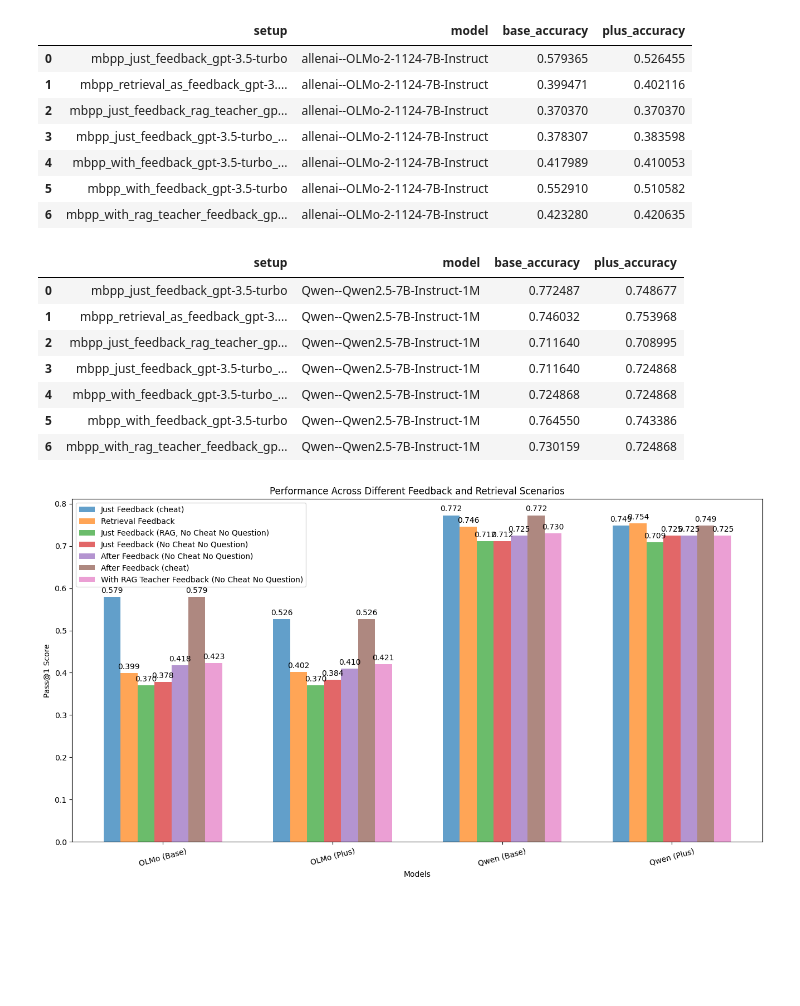
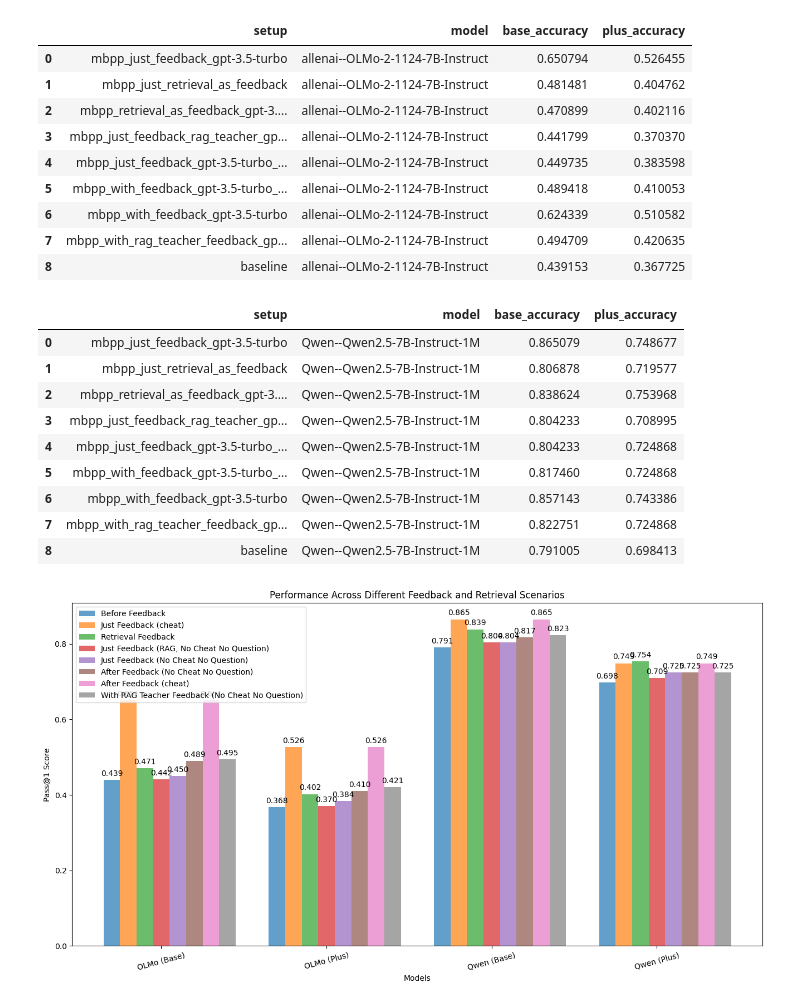
Before and after one commit to IanMagnusson/Ethical-AI-teachers, a Jupyter notebook: viz.ipynb, the cells around one changed output. Cells and saved outputs as stored; diff of their text form; code cells hidden in the pictures; blank space fills up the shorter version.

Commit message:
added metrics calc code, updated metrics files, viz code, and figures

```diff
--- a/viz.ipynb
+++ b/viz.ipynb
@@ -63,29 +63,33 @@
 # %%
 import pandas as pd
 
-df_olmo = pd.read_csv('results/pass_at_k_only_retried_instances/allenai--OLMo-2-1124-7B-Instruct_metrics.csv')
+df_olmo = pd.read_csv('results/pass_at_k_only_retried_instances/allenai--OLMo-2-1124-7B-Instruct_scores.csv')
 df_olmo
 # %% [output]
 |  | setup | model | base_accuracy | plus_accuracy |
-| 0 | mbpp_just_feedback_gpt-3.5-turbo | allenai--OLMo-2-1124-7B-Instruct | 0.579365 | 0.526455 |
-| 1 | mbpp_retrieval_as_feedback_gpt-3.... | allenai--OLMo-2-1124-7B-Instruct | 0.399471 | 0.402116 |
-| 2 | mbpp_just_feedback_rag_teacher_gp... | allenai--OLMo-2-1124-7B-Instruct | 0.370370 | 0.370370 |
-| 3 | mbpp_just_feedback_gpt-3.5-turbo_... | allenai--OLMo-2-1124-7B-Instruct | 0.378307 | 0.383598 |
-| 4 | mbpp_with_feedback_gpt-3.5-turbo_... | allenai--OLMo-2-1124-7B-Instruct | 0.417989 | 0.410053 |
-| 5 | mbpp_with_feedback_gpt-3.5-turbo | allenai--OLMo-2-1124-7B-Instruct | 0.552910 | 0.510582 |
-| 6 | mbpp_with_rag_teacher_feedback_gp... | allenai--OLMo-2-1124-7B-Instruct | 0.423280 | 0.420635 |
+| 0 | mbpp_just_feedback_gpt-3.5-turbo | allenai--OLMo-2-1124-7B-Instruct | 0.650794 | 0.526455 |
+| 1 | mbpp_just_retrieval_as_feedback | allenai--OLMo-2-1124-7B-Instruct | 0.481481 | 0.404762 |
+| 2 | mbpp_retrieval_as_feedback_gpt-3.... | allenai--OLMo-2-1124-7B-Instruct | 0.470899 | 0.402116 |
+| 3 | mbpp_just_feedback_rag_teacher_gp... | allenai--OLMo-2-1124-7B-Instruct | 0.441799 | 0.370370 |
+| 4 | mbpp_just_feedback_gpt-3.5-turbo_... | allenai--OLMo-2-1124-7B-Instruct | 0.449735 | 0.383598 |
+| 5 | mbpp_with_feedback_gpt-3.5-turbo_... | allenai--OLMo-2-1124-7B-Instruct | 0.489418 | 0.410053 |
+| 6 | mbpp_with_feedback_gpt-3.5-turbo | allenai--OLMo-2-1124-7B-Instruct | 0.624339 | 0.510582 |
+| 7 | mbpp_with_rag_teacher_feedback_gp... | allenai--OLMo-2-1124-7B-Instruct | 0.494709 | 0.420635 |
+| 8 | baseline | allenai--OLMo-2-1124-7B-Instruct | 0.439153 | 0.367725 |
 # %%
-df_qwen = pd.read_csv('results/pass_at_k_only_retried_instances/Qwen--Qwen2.5-7B-Instruct-1M_metrics.csv')
+df_qwen = pd.read_csv('results/pass_at_k_only_retried_instances/Qwen--Qwen2.5-7B-Instruct-1M_scores.csv')
 df_qwen
 # %% [output]
 |  | setup | model | base_accuracy | plus_accuracy |
-| 0 | mbpp_just_feedback_gpt-3.5-turbo | Qwen--Qwen2.5-7B-Instruct-1M | 0.772487 | 0.748677 |
-| 1 | mbpp_retrieval_as_feedback_gpt-3.... | Qwen--Qwen2.5-7B-Instruct-1M | 0.746032 | 0.753968 |
-| 2 | mbpp_just_feedback_rag_teacher_gp... | Qwen--Qwen2.5-7B-Instruct-1M | 0.711640 | 0.708995 |
-| 3 | mbpp_just_feedback_gpt-3.5-turbo_... | Qwen--Qwen2.5-7B-Instruct-1M | 0.711640 | 0.724868 |
-| 4 | mbpp_with_feedback_gpt-3.5-turbo_... | Qwen--Qwen2.5-7B-Instruct-1M | 0.724868 | 0.724868 |
-| 5 | mbpp_with_feedback_gpt-3.5-turbo | Qwen--Qwen2.5-7B-Instruct-1M | 0.764550 | 0.743386 |
-| 6 | mbpp_with_rag_teacher_feedback_gp... | Qwen--Qwen2.5-7B-Instruct-1M | 0.730159 | 0.724868 |
+| 0 | mbpp_just_feedback_gpt-3.5-turbo | Qwen--Qwen2.5-7B-Instruct-1M | 0.865079 | 0.748677 |
+| 1 | mbpp_just_retrieval_as_feedback | Qwen--Qwen2.5-7B-Instruct-1M | 0.806878 | 0.719577 |
+| 2 | mbpp_retrieval_as_feedback_gpt-3.... | Qwen--Qwen2.5-7B-Instruct-1M | 0.838624 | 0.753968 |
+| 3 | mbpp_just_feedback_rag_teacher_gp... | Qwen--Qwen2.5-7B-Instruct-1M | 0.804233 | 0.708995 |
+| 4 | mbpp_just_feedback_gpt-3.5-turbo_... | Qwen--Qwen2.5-7B-Instruct-1M | 0.804233 | 0.724868 |
+| 5 | mbpp_with_feedback_gpt-3.5-turbo_... | Qwen--Qwen2.5-7B-Instruct-1M | 0.817460 | 0.724868 |
+| 6 | mbpp_with_feedback_gpt-3.5-turbo | Qwen--Qwen2.5-7B-Instruct-1M | 0.857143 | 0.743386 |
+| 7 | mbpp_with_rag_teacher_feedback_gp... | Qwen--Qwen2.5-7B-Instruct-1M | 0.822751 | 0.724868 |
+| 8 | baseline | Qwen--Qwen2.5-7B-Instruct-1M | 0.791005 | 0.698413 |
 # %%
 # Extract relevant data for plotting
 scenarios = [
@@ -96,6 +100,7 @@ scenarios = [
     "mbpp_with_feedback_gpt-3.5-turbo_no_cheat_no_question",
     "mbpp_just_feedback_gpt-3.5-turbo",
     "mbpp_with_rag_teacher_feedback_gpt-3.5-turbo_no_cheat_no_question",
+    "baseline"
 ]
 
 # Filter data for the selected scenarios
@@ -105,6 +110,12 @@ qwen_filtered = df_qwen[df_qwen["setup"].isin(scenarios)]
 # Models and corresponding accuracy scores
 models = ["OLMo (Base)", "OLMo (Plus)", "Qwen (Base)", "Qwen (Plus)"]
 data = {
+    "Before Feedback": [
+        olmo_filtered[olmo_filtered["setup"] == scenarios[-1]]["base_accuracy"].values[0],
+        olmo_filtered[olmo_filtered["setup"] == scenarios[-1]]["plus_accuracy"].values[0],
+        qwen_filtered[qwen_filtered["setup"] == scenarios[-1]]["base_accuracy"].values[0],
+        qwen_filtered[qwen_filtered["setup"] == scenarios[-1]]["plus_accuracy"].values[0],
+    ],
     "Just Feedback (cheat)": [
         olmo_filtered[olmo_filtered["setup"] == scenarios[0]]["base_accuracy"].values[0],
         olmo_filtered[olmo_filtered["setup"] == scenarios[0]]["plus_accuracy"].values[0],
@@ -153,31 +164,31 @@ data = {
 df_plot = pd.DataFrame(data, index=models)
 
 # Plot the bar chart
 fig, ax = plt.subplots(figsize=(16, 8))
 width = 0.1  # Adjust width for multiple bars
 x = np.arange(len(models))
 
 # Plot each scenario as a separate bar set
 for i, (label, values) in enumerate(df_plot.items()):
     ax.bar(x + (i - 3) * width, values, width, label=label, alpha=0.7)
 
 # Labels and Titles
 ax.set_xlabel("Models")
 ax.set_ylabel("Pass@1 Score")
 ax.set_title("Performance Across Different Feedback and Retrieval Scenarios")
 ax.set_xticks(x)
 ax.set_xticklabels(models, rotation=15)
 ax.legend()
 
 # Display values on bars
 for i, (label, values) in enumerate(df_plot.items()):
     for j, value in enumerate(values):
         ax.annotate(f"{value:.3f}",
                     xy=(x[j] + (i - 3) * width, value),
                     xytext=(0, 3),  # Offset text slightly above bars
                     textcoords="offset points",
                     ha='center', va='bottom')
 
 plt.show()
 # %% [output]
-[figure, old version]
+[figure, new version]
```
Also changed, not shown: parts of 7 cells of this notebook, 13 other files.
